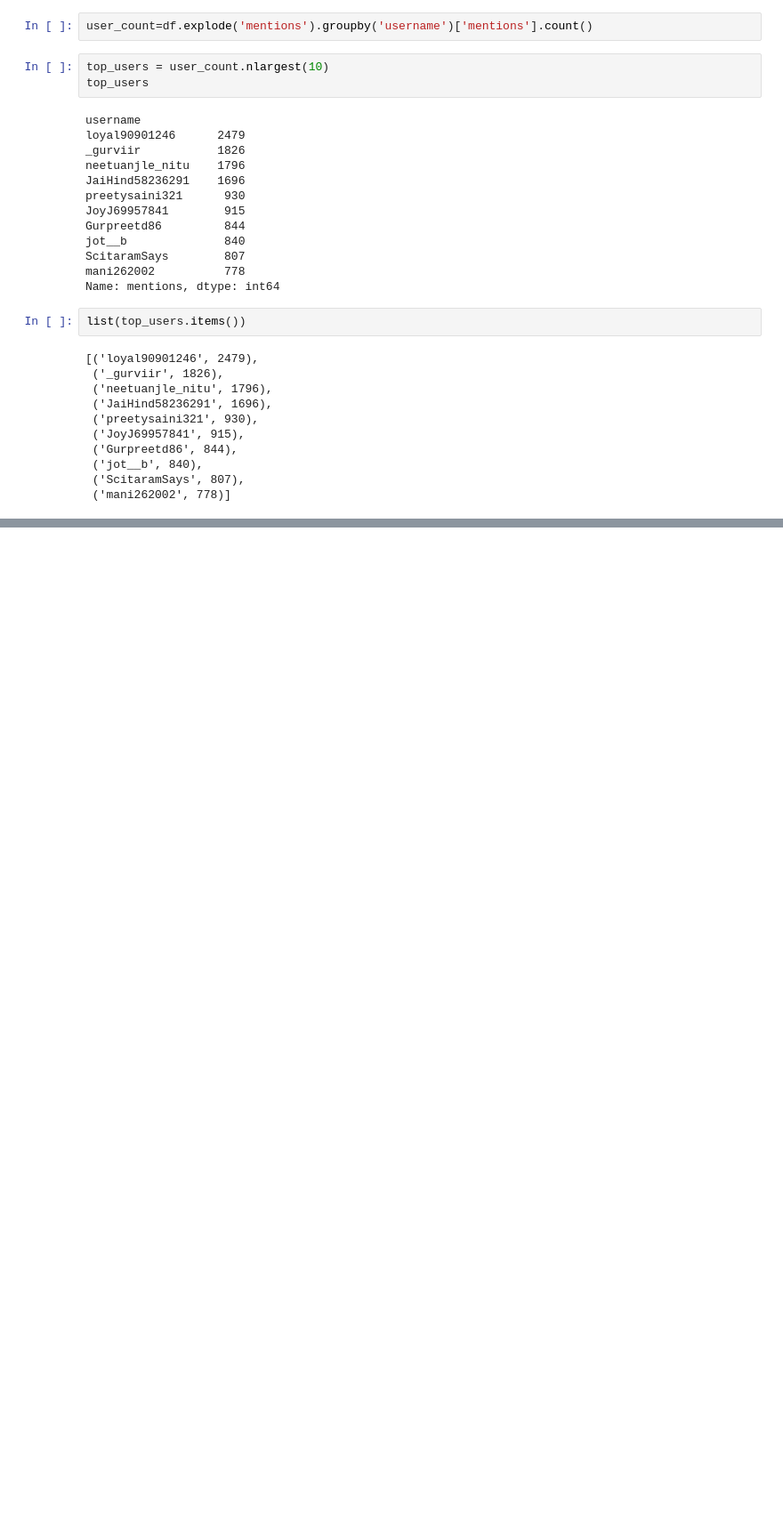
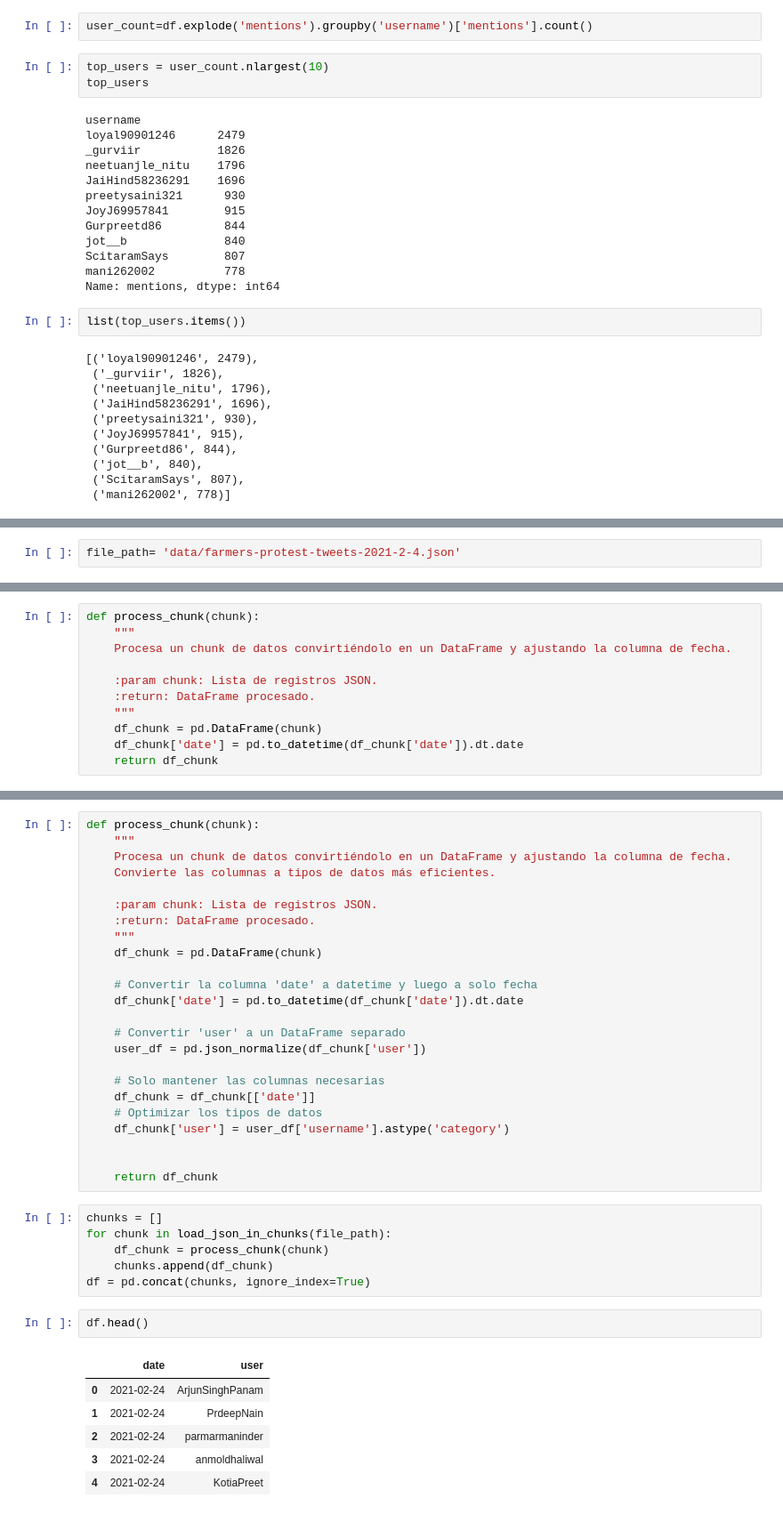
Before and after one commit to dcharry/twitter_chall, a Jupyter notebook: src/challenge.ipynb, the cells around one changed output, grey strips where cells are left out. Shown: that part at 89% size. Drawn from its saved outputs; the diff is of its cells as text; blank space fills up the shorter version.

```diff
--- a/src/challenge.ipynb
+++ b/src/challenge.ipynb
@@ -411,0 +414,2 @@ list(top_users.items())
+# %%
+file_path= 'data/farmers-protest-tweets-2021-2-4.json'
@@ -411,0 +581,11 @@ list(top_users.items())
+# %%
+def process_chunk(chunk):
+    """
+    Procesa un chunk de datos convirtiéndolo en un DataFrame y ajustando la columna de fecha.
+
+    :param chunk: Lista de registros JSON.
+    :return: DataFrame procesado.
+    """
+    df_chunk = pd.DataFrame(chunk)
+    df_chunk['date'] = pd.to_datetime(df_chunk['date']).dt.date
+    return df_chunk
@@ -411,0 +674,39 @@ list(top_users.items())
+# %%
+def process_chunk(chunk):
+    """
+    Procesa un chunk de datos convirtiéndolo en un DataFrame y ajustando la columna de fecha.
+    Convierte las columnas a tipos de datos más eficientes.
+
+    :param chunk: Lista de registros JSON.
+    :return: DataFrame procesado.
+    """
+    df_chunk = pd.DataFrame(chunk)
+
+    # Convertir la columna 'date' a datetime y luego a solo fecha
+    df_chunk['date'] = pd.to_datetime(df_chunk['date']).dt.date
+
+    # Convertir 'user' a un DataFrame separado
+    user_df = pd.json_normalize(df_chunk['user'])
+
+    # Solo mantener las columnas necesarias
+    df_chunk = df_chunk[['date']]
+    # Optimizar los tipos de datos
+    df_chunk['user'] = user_df['username'].astype('category')
+
+
+    return df_chunk
+# %%
+chunks = []
+for chunk in load_json_in_chunks(file_path):
+    df_chunk = process_chunk(chunk)
+    chunks.append(df_chunk)
+df = pd.concat(chunks, ignore_index=True)
+# %%
+df.head()
+# %% [output]
+|  | date | user |
+| 0 | 2021-02-24 | ArjunSinghPanam |
+| 1 | 2021-02-24 | PrdeepNain |
+| 2 | 2021-02-24 | parmarmaninder |
+| 3 | 2021-02-24 | anmoldhaliwal |
+| 4 | 2021-02-24 | KotiaPreet |
```
Also changed, not shown: parts of 37 cells of this notebook, 1 other file.
